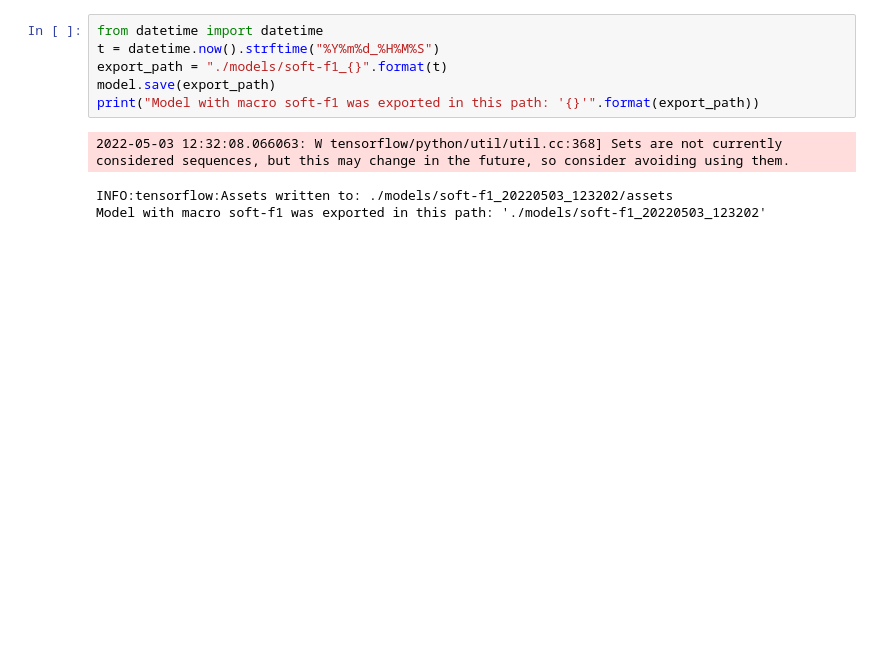
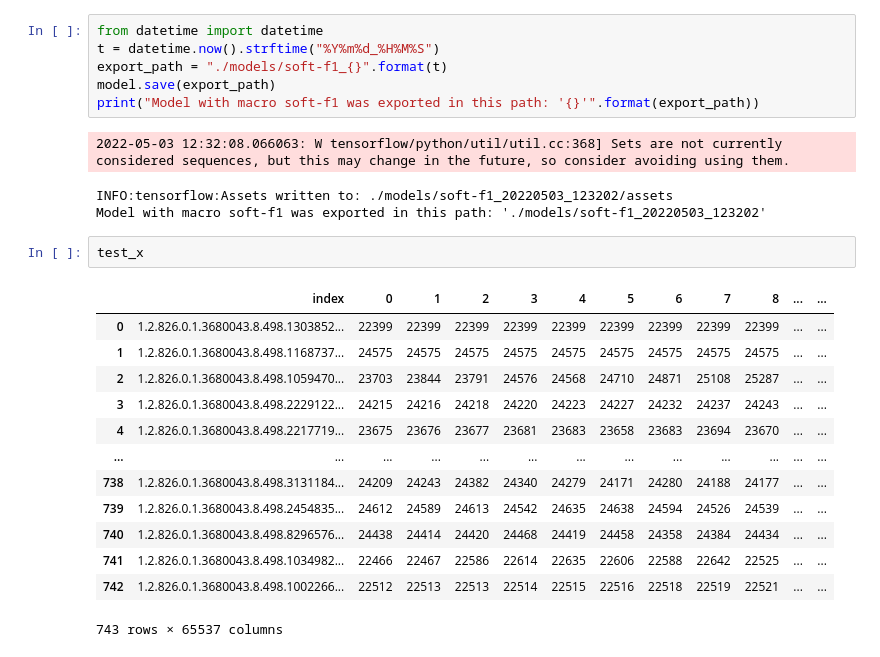
Before and after one commit to ZingBing/X-Ray-Classification, a Jupyter notebook: cnn-x-ray.ipynb, the cells around one changed output. Saved outputs shown, nothing was run; the diff lists cells and outputs as text; blank space fills up the shorter version.

```diff
--- a/cnn-x-ray.ipynb
+++ b/cnn-x-ray.ipynb
@@ -462,3 +452,19 @@ print("Model with macro soft-f1 was exported in this path: '{}'".format(export_p
 2022-05-03 12:32:08.066063: W tensorflow/python/util/util.cc:368] Sets are not currently considered sequences, but this may change in the future, so consider avoiding using them.
 INFO:tensorflow:Assets written to: ./models/soft-f1_20220503_123202/assets
 Model with macro soft-f1 was exported in this path: './models/soft-f1_20220503_123202'
+# %%
+test_x
+# %% [output]
+|  | index | 0 | 1 | 2 | 3 | 4 | 5 | 6 | 7 | 8 | ... | ... |
+| 0 | 1.2.826.0.1.3680043.8.498.1303852... | 22399 | 22399 | 22399 | 22399 | 22399 | 22399 | 22399 | 22399 | 22399 | ... | ... |
+| 1 | 1.2.826.0.1.3680043.8.498.1168737... | 24575 | 24575 | 24575 | 24575 | 24575 | 24575 | 24575 | 24575 | 24575 | ... | ... |
+| 2 | 1.2.826.0.1.3680043.8.498.1059470... | 23703 | 23844 | 23791 | 24576 | 24568 | 24710 | 24871 | 25108 | 25287 | ... | ... |
+| 3 | 1.2.826.0.1.3680043.8.498.2229122... | 24215 | 24216 | 24218 | 24220 | 24223 | 24227 | 24232 | 24237 | 24243 | ... | ... |
+| 4 | 1.2.826.0.1.3680043.8.498.2217719... | 23675 | 23676 | 23677 | 23681 | 23683 | 23658 | 23683 | 23694 | 23670 | ... | ... |
+| ... | ... | ... | ... | ... | ... | ... | ... | ... | ... | ... | ... | ... |
+| 738 | 1.2.826.0.1.3680043.8.498.3131184... | 24209 | 24243 | 24382 | 24340 | 24279 | 24171 | 24280 | 24188 | 24177 | ... | ... |
+| 739 | 1.2.826.0.1.3680043.8.498.2454835... | 24612 | 24589 | 24613 | 24542 | 24635 | 24638 | 24594 | 24526 | 24539 | ... | ... |
+| 740 | 1.2.826.0.1.3680043.8.498.8296576... | 24438 | 24414 | 24420 | 24468 | 24419 | 24458 | 24358 | 24384 | 24434 | ... | ... |
+| 741 | 1.2.826.0.1.3680043.8.498.1034982... | 22466 | 22467 | 22586 | 22614 | 22635 | 22606 | 22588 | 22642 | 22525 | ... | ... |
+| 742 | 1.2.826.0.1.3680043.8.498.1002266... | 22512 | 22513 | 22513 | 22514 | 22515 | 22516 | 22518 | 22519 | 22521 | ... | ... |
+743 rows × 65537 columns
```
Also changed, not shown: parts of 14 cells of this notebook, 1 other file.
